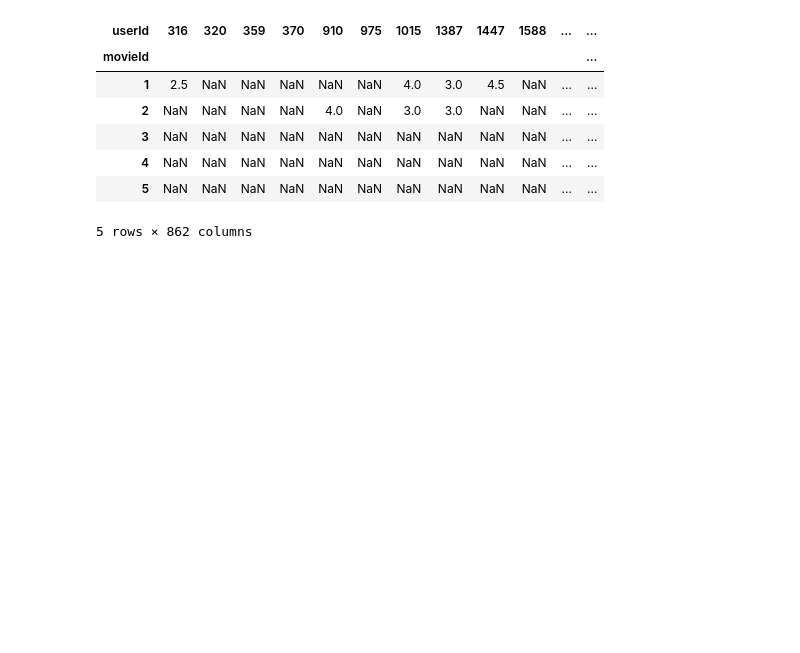
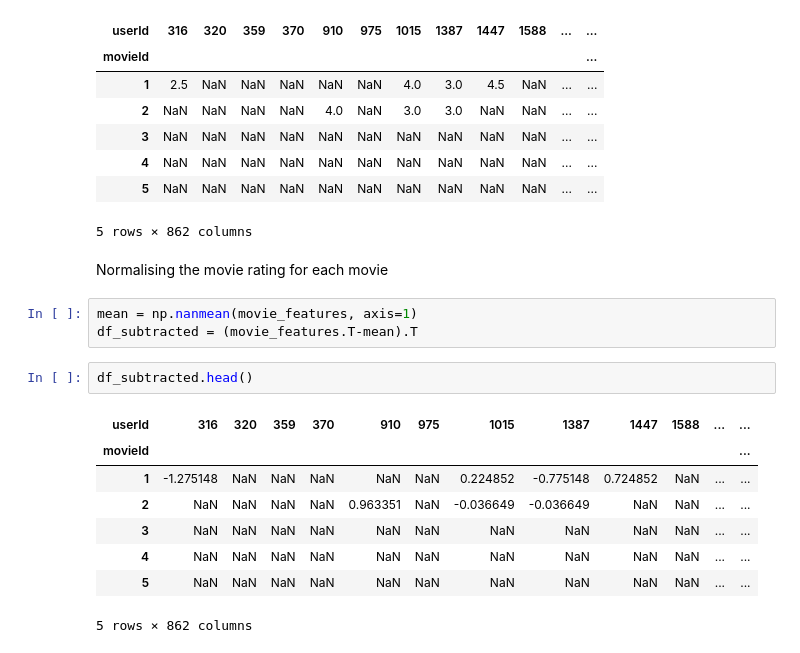
Before and after one commit to vivekkum-ar/Movie-Recommender-System, a Jupyter notebook: Recommender_for_movielens.ipynb, the cells around one changed output. Drawn from its saved outputs; the diff is of its cells as text; blank space fills up the shorter version.

Commit message:
Normalizing movie rating

```diff
--- a/Recommender_for_movielens.ipynb
+++ b/Recommender_for_movielens.ipynb
@@ -275,3 +275,19 @@ movie_features.head()
 | 4 | NaN | NaN | NaN | NaN | NaN | NaN | NaN | NaN | NaN | NaN | ... | ... |
 | 5 | NaN | NaN | NaN | NaN | NaN | NaN | NaN | NaN | NaN | NaN | ... | ... |
 5 rows × 862 columns
+# %% [markdown]
+Normalising the movie rating for each movie
+# %%
+mean = np.nanmean(movie_features, axis=1)
+df_subtracted = (movie_features.T-mean).T
+# %%
+df_subtracted.head()
+# %% [output]
+| userId | 316 | 320 | 359 | 370 | 910 | 975 | 1015 | 1387 | 1447 | 1588 | ... | ... |
+| movieId |  |  |  |  |  |  |  |  |  |  |  | ... |
+| 1 | -1.275148 | NaN | NaN | NaN | NaN | NaN | 0.224852 | -0.775148 | 0.724852 | NaN | ... | ... |
+| 2 | NaN | NaN | NaN | NaN | 0.963351 | NaN | -0.036649 | -0.036649 | NaN | NaN | ... | ... |
+| 3 | NaN | NaN | NaN | NaN | NaN | NaN | NaN | NaN | NaN | NaN | ... | ... |
+| 4 | NaN | NaN | NaN | NaN | NaN | NaN | NaN | NaN | NaN | NaN | ... | ... |
+| 5 | NaN | NaN | NaN | NaN | NaN | NaN | NaN | NaN | NaN | NaN | ... | ... |
+5 rows × 862 columns
```
